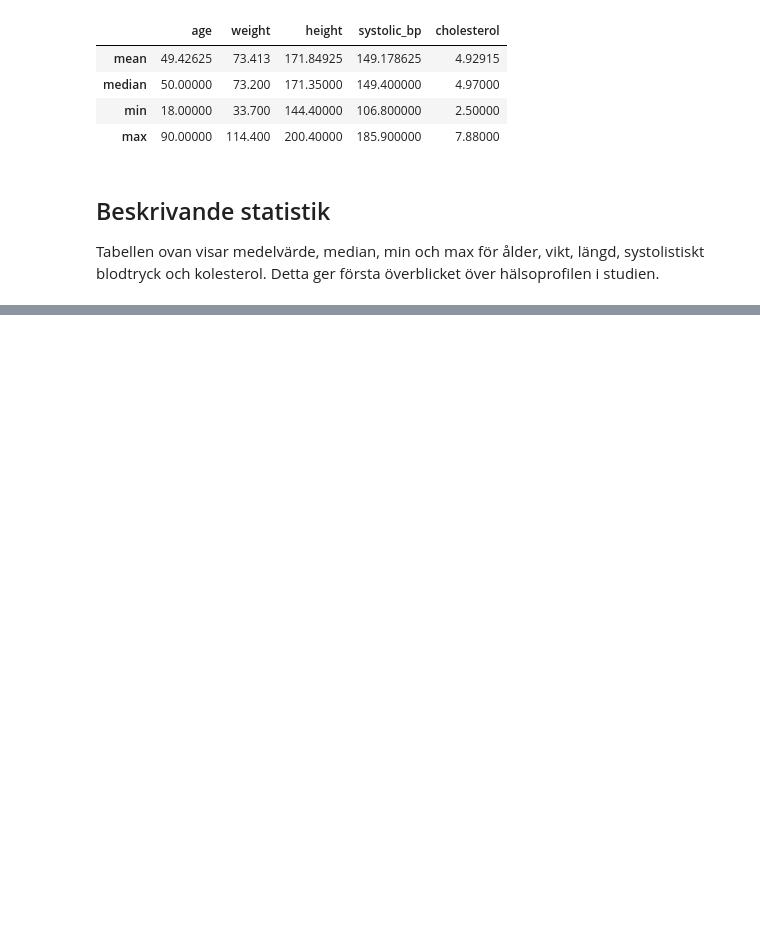
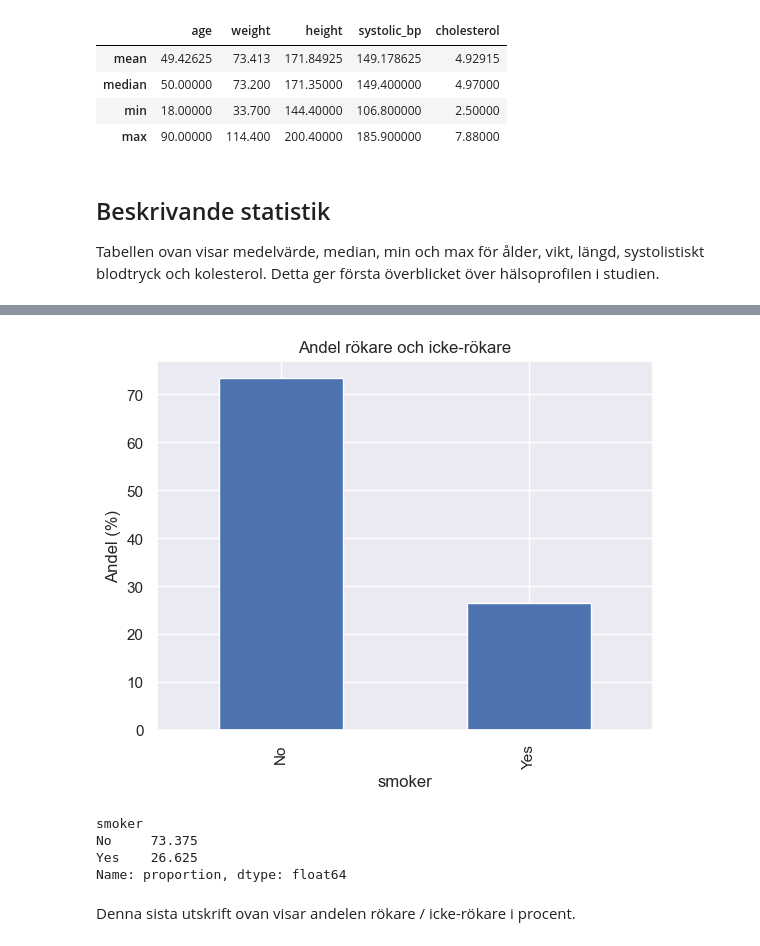
Before and after one commit to SoroushGReza/health-study, a Jupyter notebook: notebooks/health_study_del1.ipynb, the cells around one changed output, grey strips where cells are left out. Cells and saved outputs as stored; diff of their text form; code cells hidden in the pictures; blank space fills up the shorter version.

```diff
--- a/notebooks/health_study_del1.ipynb
+++ b/notebooks/health_study_del1.ipynb
@@ -57,0 +76,18 @@ hälsoprofilen i studien.
+# %%
+smoker_counts = df["smoker"].value_counts(normalize=True) * 100
+
+plt.figure()
+smoker_counts.plot(kind="bar")
+plt.ylabel("Andel (%)")
+plt.title("Andel rökare och icke-rökare")
+plt.show()
+
+smoker_counts
+# %% [output]
+[figure, added]
+smoker
+No     73.375
+Yes    26.625
+Name: proportion, dtype: float64
+# %% [markdown]
+Denna sista utskrift ovan visar andelen rökare / icke-rökare i procent.
```
Also changed, not shown: parts of 4 cells of this notebook.
